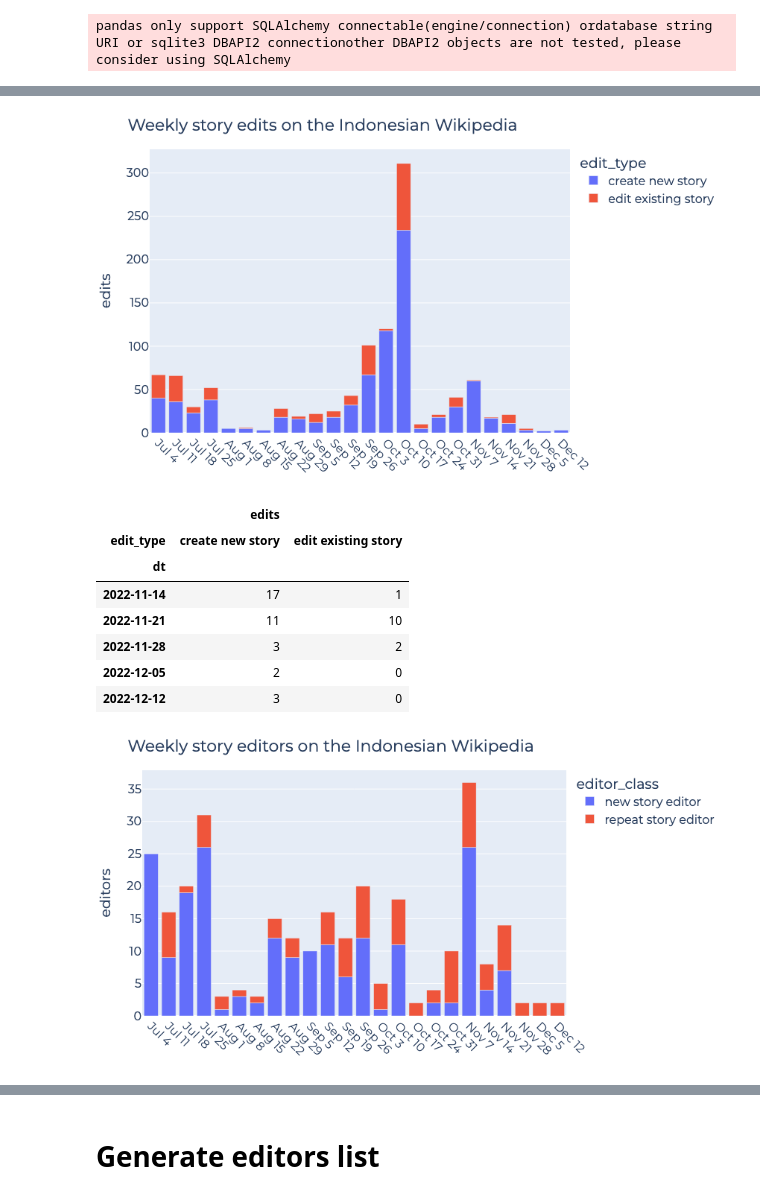
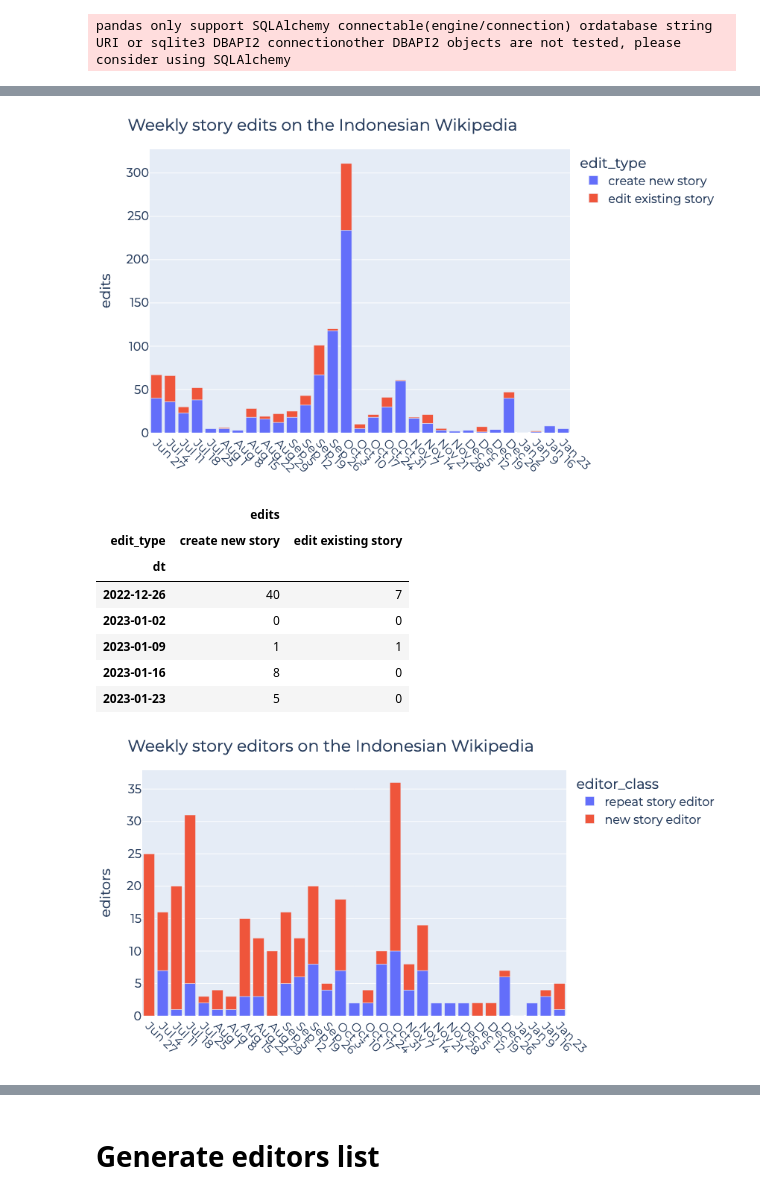
Before and after one commit to wikimedia-research/2022-Wikistories, a Jupyter notebook: basic_stats.ipynb, the cells around one changed output, grey strips where cells are left out. Saved outputs shown, nothing was run; the diff lists cells and outputs as text; code cells hidden in the pictures.

```diff
--- a/basic_stats.ipynb
+++ b/basic_stats.ipynb
@@ -112,20 +113,35 @@ Story deletion rate (7 day lag): 0.9%
 # %%
 # Weirdly, "W-SUN" here means a week *ending* on Sunday
 current_week_start = pd.Timestamp.now().to_period(freq="W-SUN").start_time
+
+week_starts = (
+    pd.period_range(
+        start=story_edit["dt"].min(),
+        end=story_edit["dt"].max(),
+        freq="W-SUN"
+    ).start_time
+)
+
+index = pd.MultiIndex.from_product(
+    iterables=[
+        week_starts,
+        ["create new story", "edit existing story"]
+    ],
+    names=["dt", "edit_type"]
+)
 
 weekly_edit = (
     story_edit.groupby([
         # But "W-MON" here means a week *starting* on Monday
         # It seems to make sense to other people (https://stackoverflow.com/q/56954507), but not to me
-        pd.Grouper(key="dt", freq="W-MON"),
+        pd.Grouper(key="dt", freq="W-MON", label="left"),
         "edit_type"
     ]).aggregate(
         edits=("dt", len)
-    ).reset_index()
-    .sort_values(
-        by=["dt", "edit_type"],
-        ignore_index=True
-    )
+    ).reindex(index)
+    .fillna(0)
+    .applymap(int)
+    .reset_index()
     # Exclude the current, partial week
     .query("dt < @current_week_start")
 )
@@ -151,21 +167,21 @@ fig.update_xaxes(
 
 fig.show()
 # %% [output]
-[figure, old version]
+[figure, new version]
 # %%
 weekly_edit.pivot_table(
     index="dt",
     columns="edit_type"
-).fillna(0).applymap(int).tail(5)
+).tail(5)
 # %% [output]
 |  | edits |  |
 | edit_type | create new story | edit existing story |
 | dt |  |  |
-| 2022-11-14 | 17 | 1 |
-| 2022-11-21 | 11 | 10 |
-| 2022-11-28 | 3 | 2 |
-| 2022-12-05 | 2 | 0 |
-| 2022-12-12 | 3 | 0 |
+| 2022-12-26 | 40 | 7 |
+| 2023-01-02 | 0 | 0 |
+| 2023-01-09 | 1 | 1 |
+| 2023-01-16 | 8 | 0 |
+| 2023-01-23 | 5 | 0 |
 # %%
 def classify_editor(df):
     if df["is_user_first_edit"].any():
@@ -173,40 +189,52 @@ def classify_editor(df):
     else:
         return "repeat story editor"
 
+index = pd.MultiIndex.from_product(
+    iterables=[
+        week_starts,
+        ["repeat story editor", "new story editor"]
+    ],
+    names=["dt", "editor_class"]
+)
+
 weekly_editor = (
     story_edit.groupby([
-        pd.Grouper(key="dt", freq="W-MON"),
+        pd.Grouper(key="dt", freq="W-MON", label="left"),
         "user_name"
-    ]).apply(classify_editor).reset_index()
+    ]).apply(classify_editor)
+    .reset_index()
     .rename(columns={0: "editor_class"})
     .groupby([
         "dt",
         "editor_class"
     ]).agg(editors=("user_name", len))
+    .reindex(index)
+    .fillna(0)
+    .applymap(int)
     .reset_index()
     # Exclude the current, partial week
     .query("dt < @current_week_start")
 )
 
 fig = px.bar(
     weekly_editor,
     x="dt",
     y="editors",
     color="editor_class",
     title="Weekly story editors on the Indonesian Wikipedia",
     height=450
 )
 
 fig.update_xaxes(
     tickangle=45,
     title_text=None,
     tickvals=week,
     ticktext=week_text
 )
 
 fig.show()
 # %% [output]
-[figure, old version]
+[figure, new version]
 # %%
 weekly_editor.pivot_table(
     index="dt",
```
Also changed, not shown: parts of 4 cells of this notebook.
